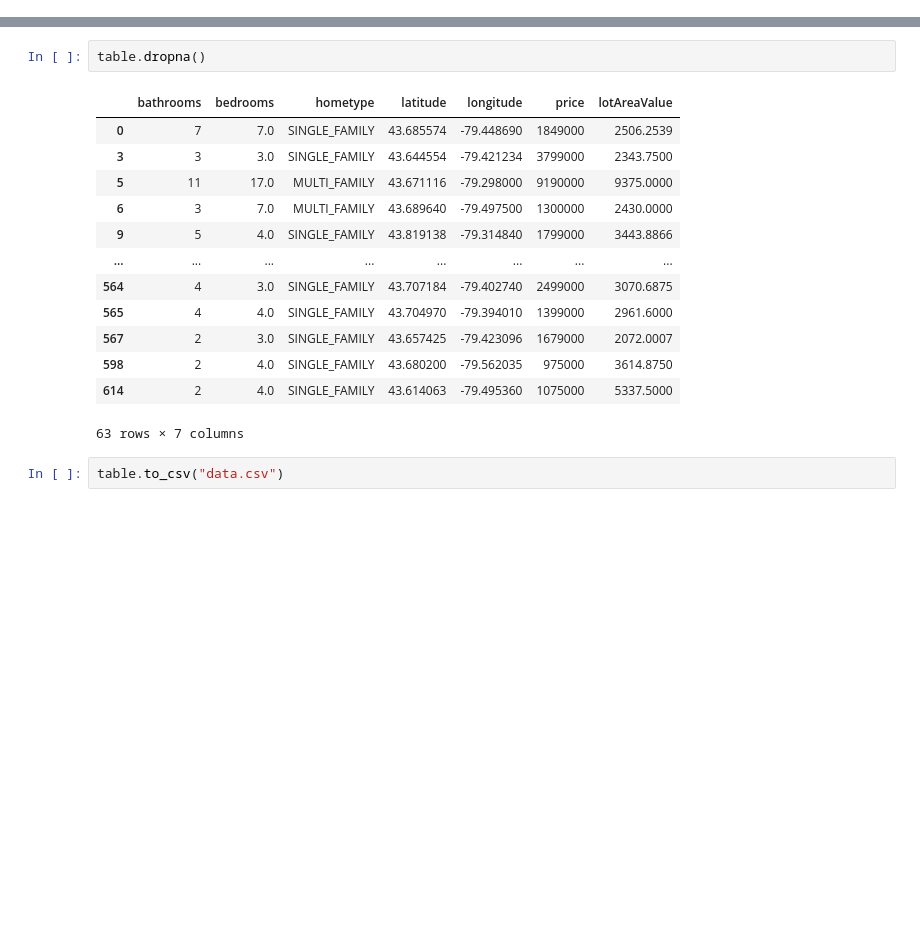
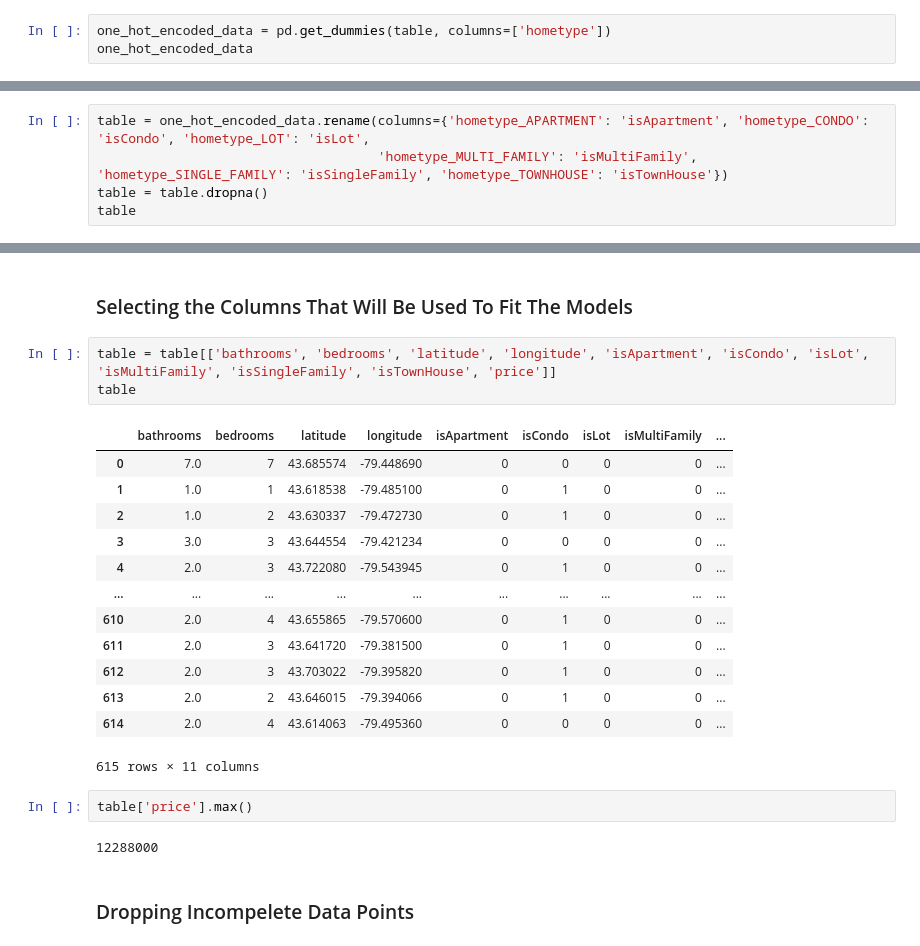
Before and after one commit to Ianniu123/ML-Housing-Prediction-Toronto, a Jupyter notebook: DataProcessing.ipynb, the cells around one changed output, grey strips where cells are left out. Drawn from its saved outputs; the diff is of its cells as text; blank space fills up the shorter version.

Commit message:
Finished Basic Model Fitting

```diff
--- a/DataProcessing.ipynb
+++ b/DataProcessing.ipynb
@@ -21,0 +35,3 @@ table
+# %%
+one_hot_encoded_data = pd.get_dummies(table, columns=['hometype'])
+one_hot_encoded_data
@@ -21,0 +52,5 @@ table
+# %%
+table = one_hot_encoded_data.rename(columns={'hometype_APARTMENT': 'isApartment', 'hometype_CONDO': 'isCondo', 'hometype_LOT': 'isLot',
+                                    'hometype_MULTI_FAMILY': 'isMultiFamily', 'hometype_SINGLE_FAMILY': 'isSingleFamily', 'hometype_TOWNHOUSE': 'isTownHouse'})
+table = table.dropna()
+table
@@ -22,18 +71,25 @@ table
+# %% [markdown]
+### Selecting the Columns That Will Be Used To Fit The Models
 # %%
-table.dropna()
+table = table[['bathrooms', 'bedrooms', 'latitude', 'longitude', 'isApartment', 'isCondo', 'isLot', 'isMultiFamily', 'isSingleFamily', 'isTownHouse', 'price']]
+table
 # %% [output]
-|  | bathrooms | bedrooms | hometype | latitude | longitude | price | lotAreaValue |
-| 0 | 7 | 7.0 | SINGLE_FAMILY | 43.685574 | -79.448690 | 1849000 | 2506.2539 |
-| 3 | 3 | 3.0 | SINGLE_FAMILY | 43.644554 | -79.421234 | 3799000 | 2343.7500 |
-| 5 | 11 | 17.0 | MULTI_FAMILY | 43.671116 | -79.298000 | 9190000 | 9375.0000 |
-| 6 | 3 | 7.0 | MULTI_FAMILY | 43.689640 | -79.497500 | 1300000 | 2430.0000 |
-| 9 | 5 | 4.0 | SINGLE_FAMILY | 43.819138 | -79.314840 | 1799000 | 3443.8866 |
-| ... | ... | ... | ... | ... | ... | ... | ... |
-| 564 | 4 | 3.0 | SINGLE_FAMILY | 43.707184 | -79.402740 | 2499000 | 3070.6875 |
-| 565 | 4 | 4.0 | SINGLE_FAMILY | 43.704970 | -79.394010 | 1399000 | 2961.6000 |
-| 567 | 2 | 3.0 | SINGLE_FAMILY | 43.657425 | -79.423096 | 1679000 | 2072.0007 |
-| 598 | 2 | 4.0 | SINGLE_FAMILY | 43.680200 | -79.562035 | 975000 | 3614.8750 |
-| 614 | 2 | 4.0 | SINGLE_FAMILY | 43.614063 | -79.495360 | 1075000 | 5337.5000 |
+|  | bathrooms | bedrooms | latitude | longitude | isApartment | isCondo | isLot | isMultiFamily | ... |
+| 0 | 7.0 | 7 | 43.685574 | -79.448690 | 0 | 0 | 0 | 0 | ... |
+| 1 | 1.0 | 1 | 43.618538 | -79.485100 | 0 | 1 | 0 | 0 | ... |
+| 2 | 1.0 | 2 | 43.630337 | -79.472730 | 0 | 1 | 0 | 0 | ... |
+| 3 | 3.0 | 3 | 43.644554 | -79.421234 | 0 | 0 | 0 | 0 | ... |
+| 4 | 2.0 | 3 | 43.722080 | -79.543945 | 0 | 1 | 0 | 0 | ... |
+| ... | ... | ... | ... | ... | ... | ... | ... | ... | ... |
+| 610 | 2.0 | 4 | 43.655865 | -79.570600 | 0 | 1 | 0 | 0 | ... |
+| 611 | 2.0 | 3 | 43.641720 | -79.381500 | 0 | 1 | 0 | 0 | ... |
+| 612 | 2.0 | 3 | 43.703022 | -79.395820 | 0 | 1 | 0 | 0 | ... |
+| 613 | 2.0 | 2 | 43.646015 | -79.394066 | 0 | 1 | 0 | 0 | ... |
+| 614 | 2.0 | 4 | 43.614063 | -79.495360 | 0 | 0 | 0 | 0 | ... |
-63 rows × 7 columns
+615 rows × 11 columns
-# %%
-table.to_csv("data.csv")
+# %%
+table['price'].max()
+# %% [output]
+12288000
+# %% [markdown]
+### Dropping Incompelete Data Points
```
Also changed, not shown: parts of 54 cells of this notebook, 6 other files.
